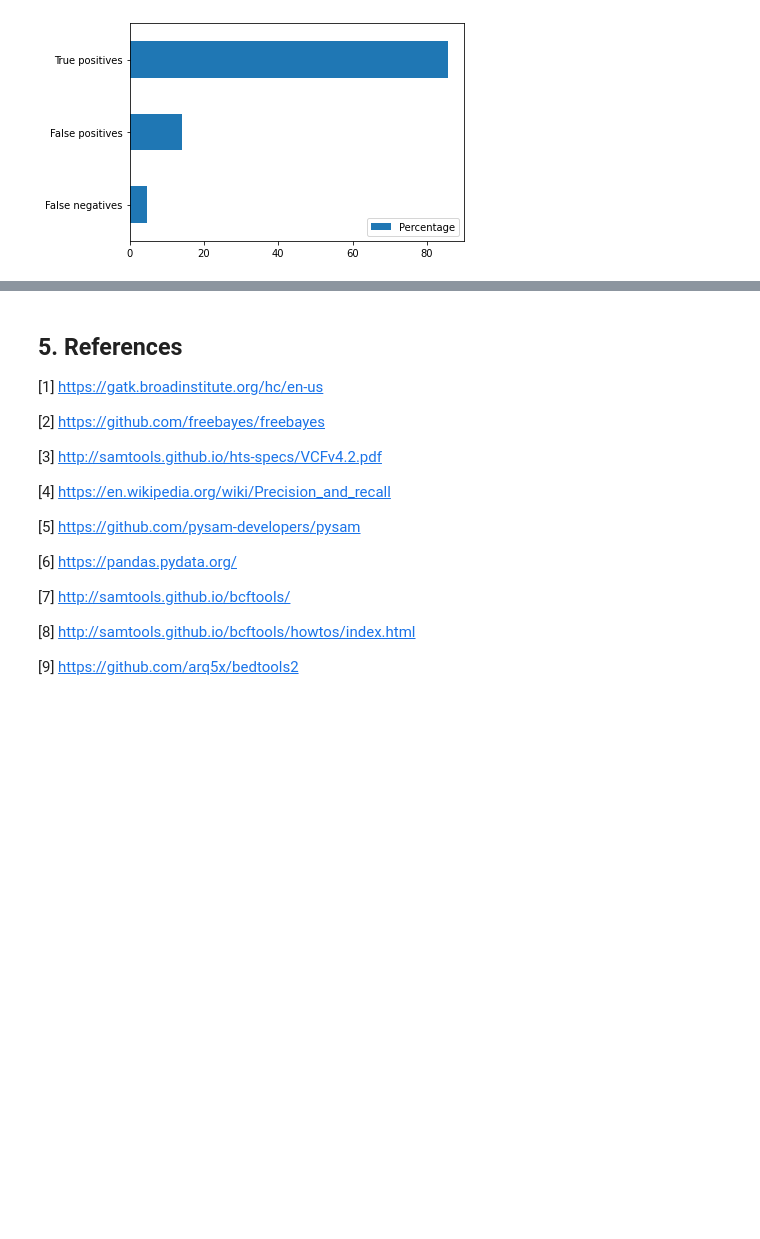
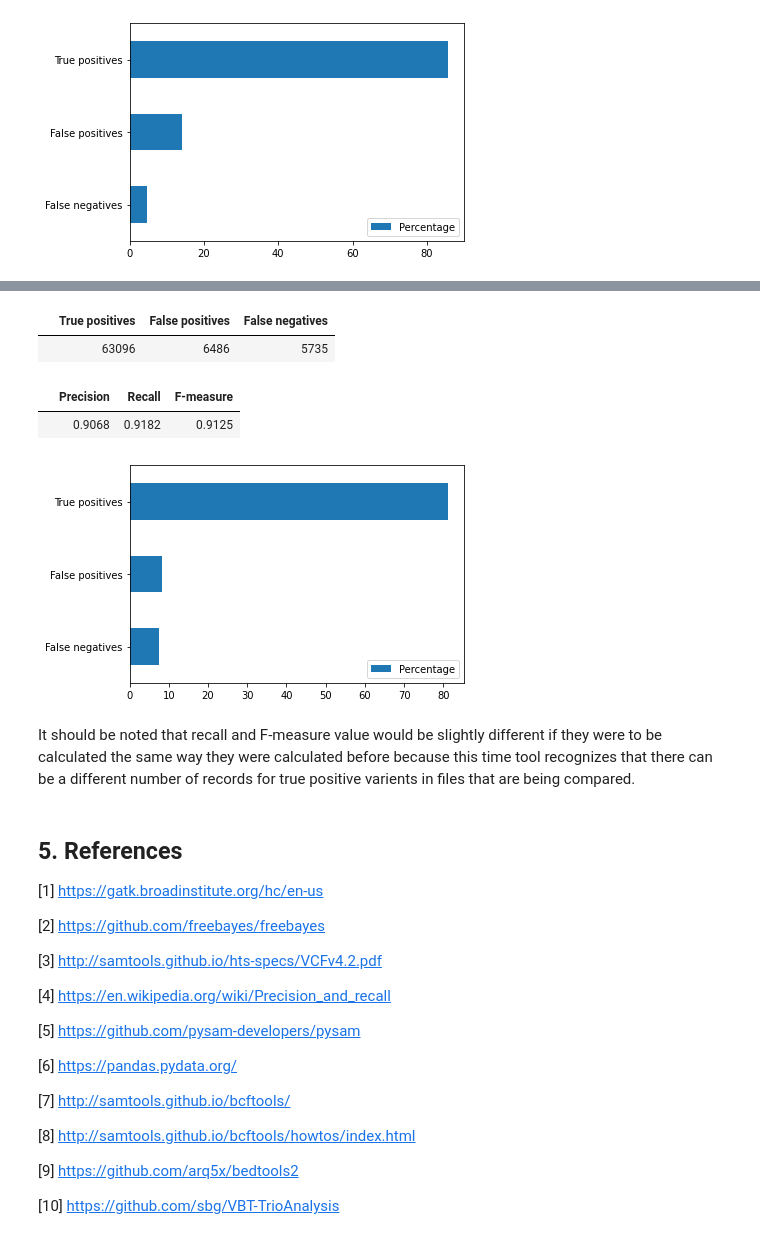
Before and after one commit to Yugo0/GI_Project, a Jupyter notebook: GI_Project.ipynb, the cells around one changed output, grey strips where cells are left out. Saved outputs shown, nothing was run; the diff lists cells and outputs as text; code cells hidden in the pictures; blank space fills up the shorter version.

```diff
--- a/GI_Project.ipynb
+++ b/GI_Project.ipynb
@@ -200,3 +206,29 @@ outputData(truePositivesBED, falsePositivesBED, falseNegativesBED, truthCount, t
+# %%
+truePositivesVBT = 63096
+falsePositivesVBT = 6486
+falseNegativesVBT = 5735
+
+precisionVBT = 0.9068
+recallVBT = 0.9182
+fMeasureVBT = 0.9125
+
+dataFrame1 = pandas.DataFrame([truePositivesVBT, falsePositivesVBT, falseNegativesVBT], ["True positives", "False positives", "False negatives"], [""])
+
+dataFrame2 = pandas.DataFrame([precisionVBT, recallVBT, fMeasureVBT], ["Precision", "Recall", "F-measure"], [""])
+
+dataFrame3 = pandas.DataFrame([falseNegativesVBT / testCount * 100, falsePositivesVBT / testCount * 100, truePositivesVBT/ testCount * 100], ["False negatives", "False positives", "True positives"], ["Percentage"])
+
+display(dataFrame1.T)
+display(dataFrame2.T)
+dataFrame3.plot.barh();
+# %% [output]
+|  | True positives | False positives | False negatives |
+|  | 63096 | 6486 | 5735 |
+|  | Precision | Recall | F-measure |
+|  | 0.9068 | 0.9182 | 0.9125 |
+[figure, added]
+# %% [markdown]
+It should be noted that recall and F-measure value would be slightly different if they were to be calculated the same way they were calculated before because this time tool recognizes that there can be a different number of records for true positive varients in files that are being compared.
 # %% [markdown]
 ## 5. References
 
@@ -217,3 +249,5 @@ outputData(truePositivesBED, falsePositivesBED, falseNegativesBED, truthCount, t
 [8] http://samtools.github.io/bcftools/howtos/index.html
 
 [9] https://github.com/arq5x/bedtools2
+
+[10] https://github.com/sbg/VBT-TrioAnalysis
```
Also changed, not shown: parts of 4 cells of this notebook.
